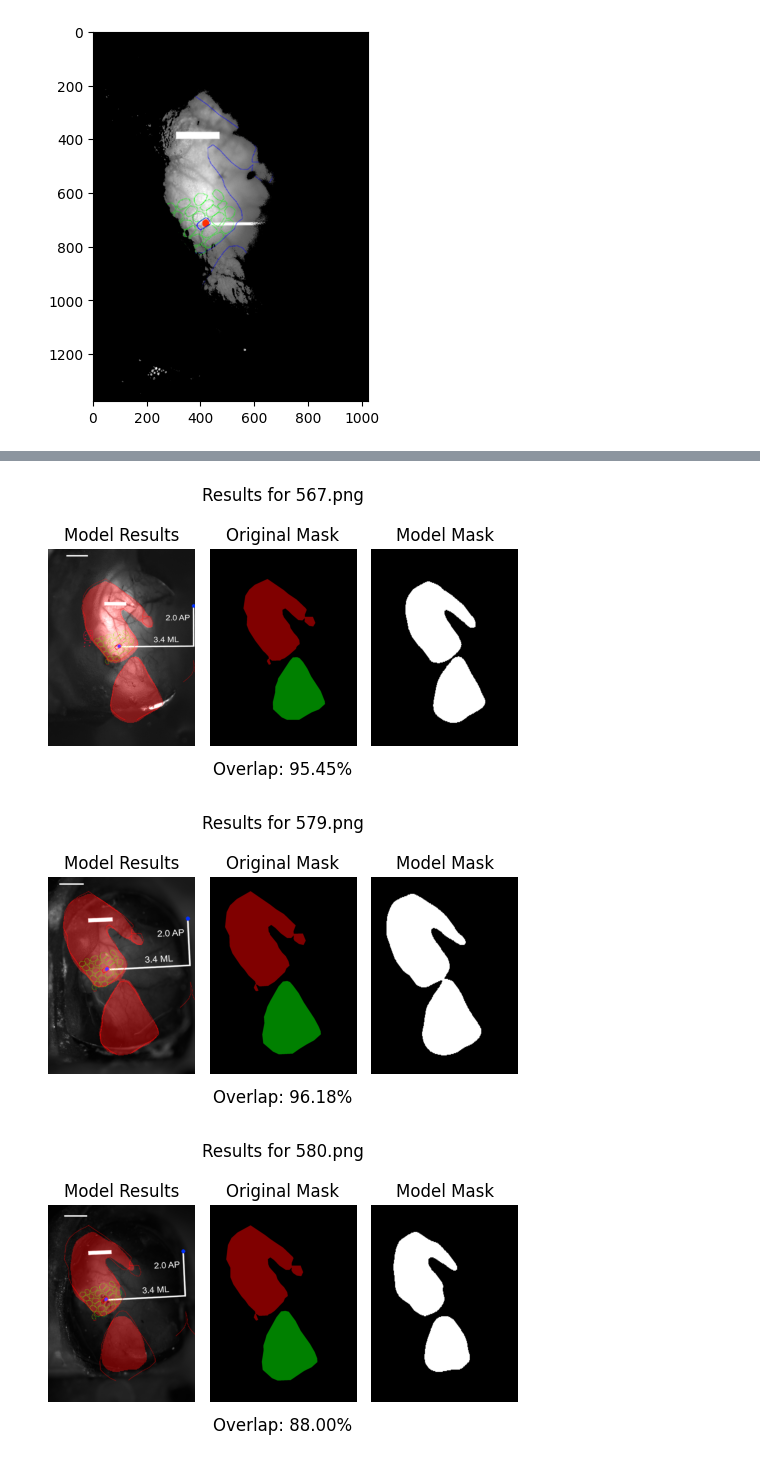
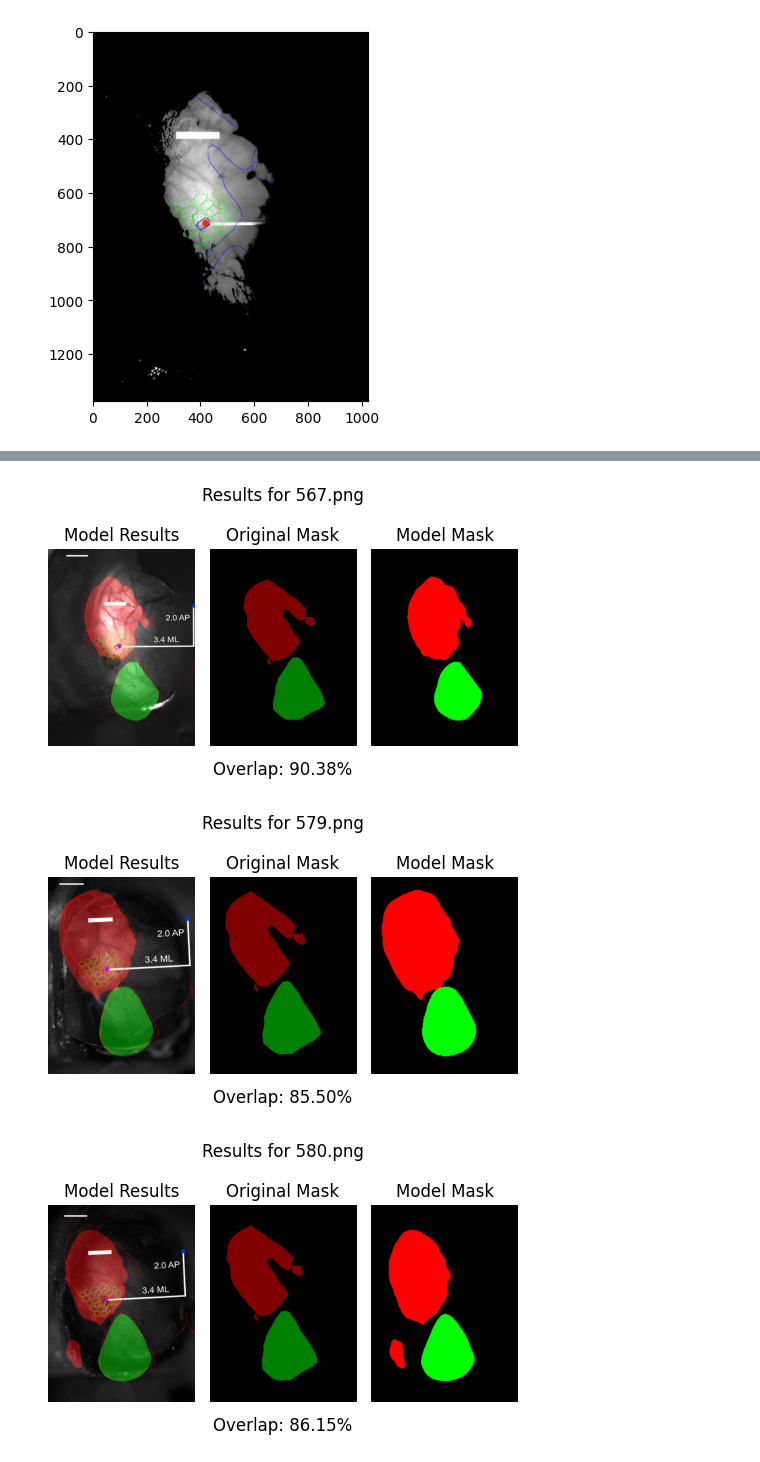
Before and after one commit to nolan-cummins/fluorobrain, a Jupyter notebook: main.ipynb, the cells around one changed output, grey strips where cells are left out. Drawn from its saved outputs; the diff is of its cells as text; code cells hidden in the pictures.

```diff
--- a/main.ipynb
+++ b/main.ipynb
@@ -125,7 +125,8 @@ from labelme import utils
 from labelme._label_file import LabelFile
 
 INPUT_DIR = r"Target\annotation pairs"
-OUTPUT_DIR = r"Target\dataset"
+OUTPUT_DIR = r"Target\dataset_split\region2"
+TARGET_LABEL = "region2"
 
 img_out_dir = osp.join(OUTPUT_DIR, "images")
 mask_out_dir = osp.join(OUTPUT_DIR, "SegmentationClass")
@@ -140,15 +141,11 @@ for json_file in json_files:
     label_file = LabelFile(filename=json_file)
     image = utils.img_data_to_arr(label_file.imageData)
 
-    label_name_to_value = {"_background_": 0}
-    for shape in label_file.shapes:
-        label_name = shape["label"]
-        if label_name in label_name_to_value:
-            continue
-        label_name_to_value[label_name] = len(label_name_to_value)
+    label_name_to_value = {"_background_": 0, TARGET_LABEL: 1}
+    filtered_shapes = [s for s in label_file.shapes if s["label"] == TARGET_LABEL]
 
     lbl, _ = utils.shapes_to_label(
-        image.shape, label_file.shapes, label_name_to_value
+        image.shape, filtered_shapes, label_name_to_value
     )
 
     base = osp.splitext(osp.basename(json_file))[0]
@@ -337,17 +385,11 @@ def calculate_dice_score(pred_mask, true_mask):
     dice = (2. * intersection + epsilon) / (total_pred + total_true + epsilon)
     return dice
 
-MODEL_PATH = r"best_model.pth"
-device = torch.device("cuda" if torch.cuda.is_available() else "cpu")
-model.load_state_dict(torch.load(MODEL_PATH, map_location=device))
-model.to(device)
-model.eval()
-
-for target in range(len(target_indices)):
-    evaluation_image = cv.cvtColor(target_initials[target], cv.COLOR_BGR2RGB)
-    mapped_image = cv.cvtColor(target_maps[target], cv.COLOR_BGR2RGB)
-    eval_augmented = val_transform(image=evaluation_image)
-    image_tensor = eval_augmented['image'].unsqueeze(0)
+def run_model(model_path, image_tensor):
+    device = torch.device("cuda" if torch.cuda.is_available() else "cpu")
+    model.load_state_dict(torch.load(model_path, map_location=device))
+    model.to(device)
+    model.eval()
 
     with torch.no_grad():
         image_tensor = image_tensor.to(device)
@@ -355,29 +397,56 @@ for target in range(len(target_indices)):
         probs = torch.sigmoid(logits)
         mask = (probs > 0.5).float().cpu().numpy().squeeze()
 
+    return mask
+
+for target in range(len(target_indices)):
+    evaluation_image = cv.cvtColor(target_initials[target], cv.COLOR_BGR2RGB)
+    #evaluation_image = cv.rotate(evaluation_image, cv.ROTATE_90_CLOCKWISE)
+    mapped_image = cv.cvtColor(target_maps[target], cv.COLOR_BGR2RGB)
+    #mapped_image = cv.rotate(mapped_image, cv.ROTATE_90_CLOCKWISE)
+    eval_augmented = val_transform(image=evaluation_image)
+    image_tensor = eval_augmented['image'].unsqueeze(0)
+
+    h, w = evaluation_image.shape[:2]
+    region1_mask = run_model(r"region1_model.pth", image_tensor)
+    r1_resized = cv.resize(region1_mask, (w, h), interpolation=cv.INTER_NEAREST)
+    overlay_r1 = np.zeros_like(evaluation_image, dtype=np.uint8)
+    overlay_r1[r1_resized == 1] = (255, 0, 0)
+
+    region2_mask = run_model(r"region2_model.pth", image_tensor)
+    r2_resized = cv.resize(region2_mask, (w, h), interpolation=cv.INTER_NEAREST)
+    overlay_r2 = np.zeros_like(evaluation_image, dtype=np.uint8)
+    overlay_r2[r2_resized == 1] = (0, 255, 0)
+
+    combined = np.zeros((h, w), dtype=image.dtype)
+    combined[r1_resized == 1] = 255
+    combined[r2_resized == 1] = 255
+
+    combined_rgb = np.zeros_like(evaluation_image, dtype=np.uint8)
+    combined_rgb[r1_resized == 1] = (255, 0, 0)
+    combined_rgb[r2_resized == 1] = (0, 255, 0)
+
     fig, axes = plt.subplots(1, 3, figsize=(5, 3))
 
-    h, w = evaluation_image.shape[:2]
-    mask_resized = cv.resize(mask, (w, h), interpolation=cv.INTER_NEAREST)
-    overlay = np.zeros_like(evaluation_image, dtype=np.uint8)
-    overlay[mask_resized == 1] = (255, 0, 0)
-
-    axes[0].imshow(cv.addWeighted(mapped_image, 1, overlay, 0.4, 0))
+    combined_overlay = cv.addWeighted(mapped_image, 1, overlay_r1, 0.4, 0)
+    combined_overlay = cv.addWeighted(combined_overlay, 1, overlay_r2, 0.4, 0)
+    axes[0].imshow(combined_overlay)
     axes[0].set_title(f"Model Results")
     axes[0].axis("off")
 
     original_mask_path = rf"Target\dataset\SegmentationClass\annot_{target_indices[target]}.png"
     original_mask = cv.cvtColor(cv.imread(original_mask_path), cv.COLOR_BGR2RGB)
+    #original_mask = cv.rotate(original_mask, cv.ROTATE_90_CLOCKWISE)
     axes[1].imshow(original_mask)
     axes[1].set_title(f"Original Mask")
     axes[1].axis("off")
 
-    axes[2].imshow(mask_resized, cmap="gray")
+    axes[2].imshow(combined_rgb)
     axes[2].set_title(f"Model Mask")
     axes[2].axis("off")
 
     plt.suptitle(f'Results for {target_indices[target]}.png')
-    dice_score = calculate_dice_score(mask_resized, cv.cvtColor(original_mask, cv.COLOR_RGB2GRAY))
+    dice_score = calculate_dice_score(combined, cv.cvtColor(original_mask, cv.COLOR_RGB2GRAY))
     fig.text(0.5, 0.02, f'Overlap: {dice_score*100:.2f}%', ha='center', fontsize=12)
     plt.tight_layout()
     #plt.savefig(f'{target_indices[target]}_result.png', dpi=400)
@@ -387,3 +456,3 @@ for target in range(len(target_indices)):
-[figure, old version]
+[figure, new version]
-[figure, old version]
+[figure, new version]
-[figure, old version]
+[figure, new version]
```
Also changed, not shown: parts of 4 cells of this notebook, 9 other files.
